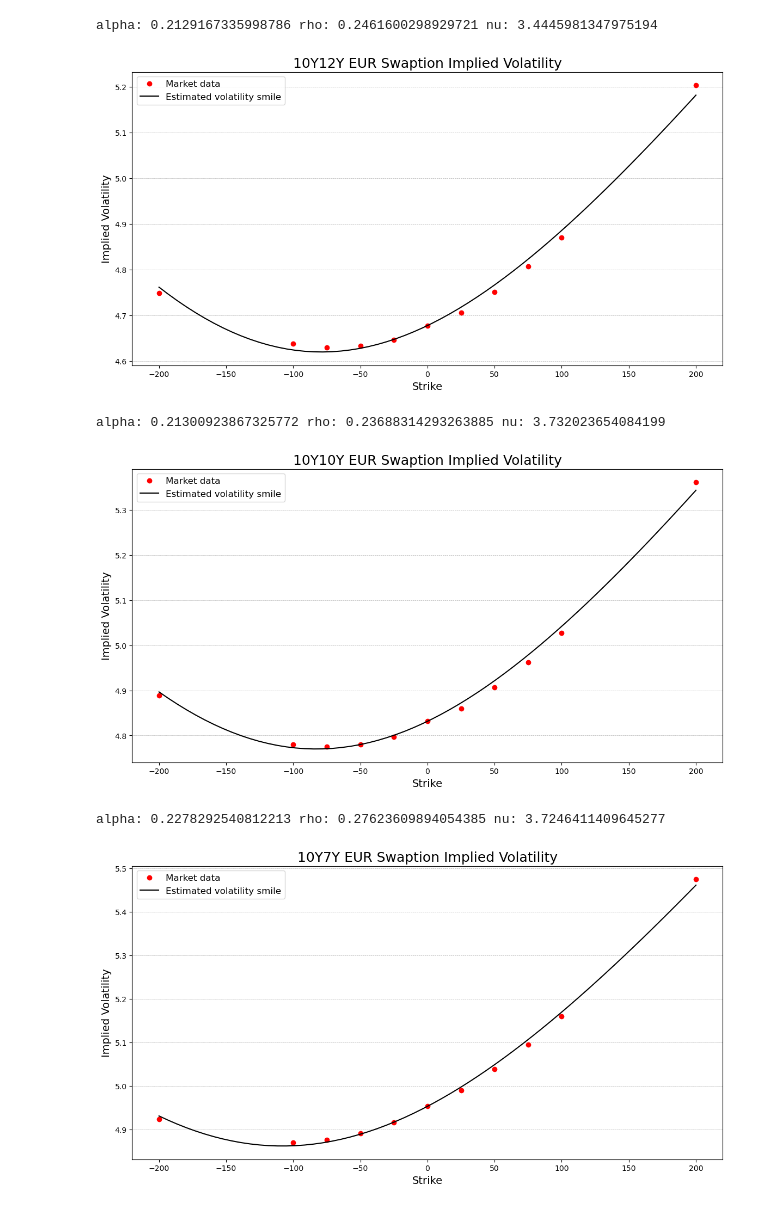
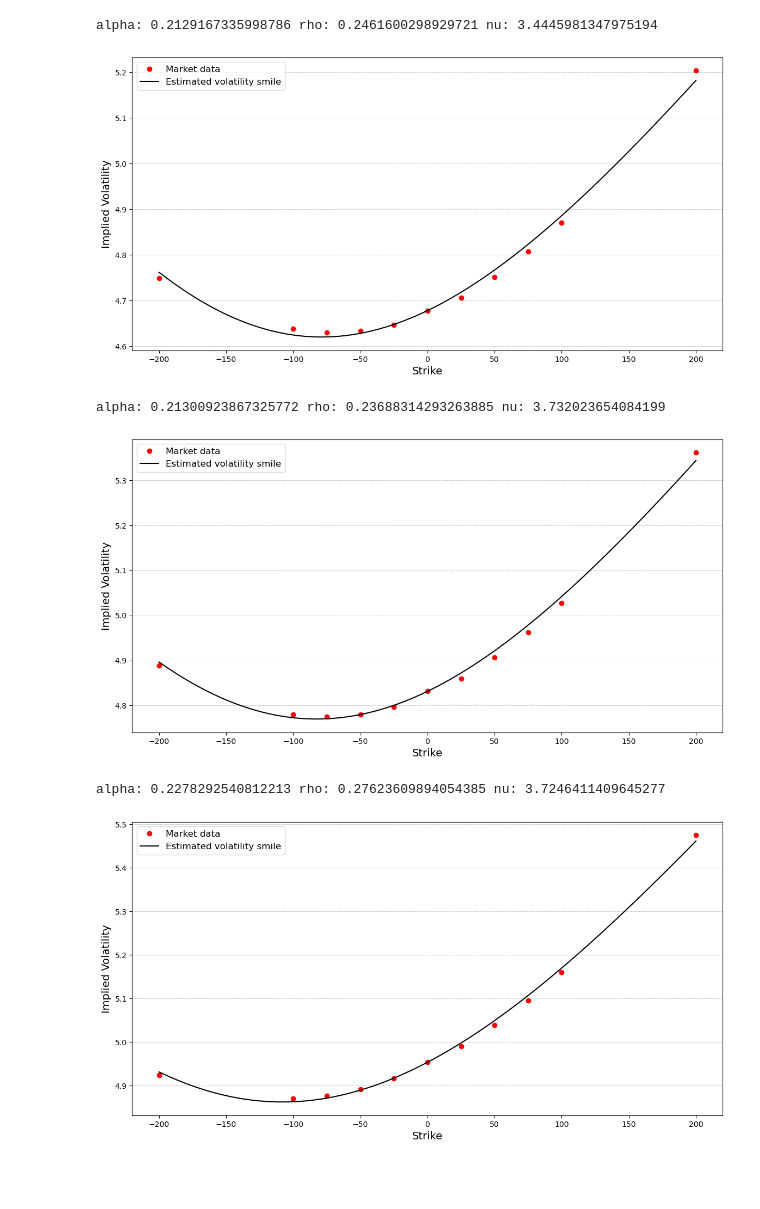
Before and after one commit to NannaOhrt/master_thesis, a Jupyter notebook: main/code/cal_parm_SABR.ipynb, the cells around one changed output. Saved outputs shown, nothing was run; the diff lists cells and outputs as text; code cells hidden in the pictures; blank space fills up the shorter version.

```diff
--- a/main/code/cal_parm_SABR.ipynb
+++ b/main/code/cal_parm_SABR.ipynb
@@ -183,35 +183,35 @@ alpha: 0.20071386072626338 rho: 0.22018691193142007 nu: 3.6347995205993735
 beta = 0.5
 sigmas3 = np.array([0.47487,	0.46379,	0.46305,	0.46334,	0.46470,
                     0.46781,	0.47064,	0.47517,	0.48068,	0.48709,	0.52033])*10
 strikes_in_bps = np.array([-200,-100,-75,-50,-25,0,25,50,75,100,200])
 t_exp = 10
 tenor = 12
 atm_sigma = 0.46781*10
 f = 0.2276305
 guess = [0.01, 10,-0.5]
 strikes = f + strikes_in_bps*0.0001
 #Calling the SABR_calibration function defined below to return the parameters.
 alpha, nu, rho = SABR_calibration(f, t_exp, atm_sigma, beta, strikes, sigmas3, guess)
 
 print("alpha:",alpha,"rho:",rho, "nu:", nu)
 Ks_in_bps = np.linspace(-200,200,60)
 Ks = f + Ks_in_bps*0.0001
 vols_from_Ks = SABR_market_vol(Ks,f,t_exp,alpha,beta,nu,rho)
 
 fig, ax = plt.subplots(figsize=(14, 7))
 plt.plot(strikes_in_bps, sigmas3, 'o', color = 'red', label = 'Market data')
 plt.plot(Ks_in_bps,vols_from_Ks, color = 'black', label= 'Estimated volatility smile')
 plt.xlabel("Strike",fontsize=14)
 plt.ylabel("Implied Volatility", fontsize=14)
-plt.title("10Y12Y EUR Swaption Implied Volatility", fontsize=18)
+#plt.title("10Y12Y EUR Swaption Implied Volatility", fontsize=18)
 plt.legend(fontsize=12)
 plt.grid(axis='y', linestyle='--', linewidth=0.5)
 plt.savefig("/Users/nannaingemannohrt/Desktop/master_thesis/main/plots/10Y12Y_est.png")
 plt.show()
 plt.close()
 # %% [output]
 alpha: 0.2129167335998786 rho: 0.2461600298929721 nu: 3.4445981347975194
-[figure, old version]
+[figure, new version]
 # %%
 #10Y10Y 2024
 beta = 0.5
@@ -237,7 +237,7 @@ plt.plot(strikes_in_bps, sigmas4, 'o', color = 'red', label = 'Market data')
 plt.plot(Ks_in_bps,vols_from_Ks, color = 'black', label= 'Estimated volatility smile')
 plt.xlabel("Strike",fontsize=14)
 plt.ylabel("Implied Volatility", fontsize=14)
-plt.title("10Y10Y EUR Swaption Implied Volatility", fontsize=18)
+#plt.title("10Y10Y EUR Swaption Implied Volatility", fontsize=18)
 plt.legend(fontsize=12)
 plt.grid(axis='y', linestyle='--', linewidth=0.5)
 plt.savefig("/Users/nannaingemannohrt/Desktop/master_thesis/main/plots/10Y10Y_est.png")
@@ -245,7 +245,7 @@ plt.show()
 plt.close()
 # %% [output]
 alpha: 0.21300923867325772 rho: 0.23688314293263885 nu: 3.732023654084199
-[figure, old version]
+[figure, new version]
 # %%
 #10Y7Y 2024
 beta = 0.5
@@ -271,7 +271,7 @@ plt.plot(strikes_in_bps, sigmas5, 'o', color = 'red', label = 'Market data')
 plt.plot(Ks_in_bps,vols_from_Ks, color = 'black', label= 'Estimated volatility smile')
 plt.xlabel("Strike",fontsize=14)
 plt.ylabel("Implied Volatility", fontsize=14)
-plt.title("10Y7Y EUR Swaption Implied Volatility", fontsize=18)
+#plt.title("10Y7Y EUR Swaption Implied Volatility", fontsize=18)
 plt.legend(fontsize=12)
 plt.grid(axis='y', linestyle='--', linewidth=0.5)
 plt.savefig("/Users/nannaingemannohrt/Desktop/master_thesis/main/plots/10Y7Y_est.png")
@@ -279,7 +279,7 @@ plt.show()
 plt.close()
 # %% [output]
 alpha: 0.2278292540812213 rho: 0.27623609894054385 nu: 3.7246411409645277
-[figure, old version]
+[figure, new version]
 # %%
 #10Y5Y 2024
 beta = 0.5
```
Also changed, not shown: parts of 7 cells of this notebook, 51 other files.
